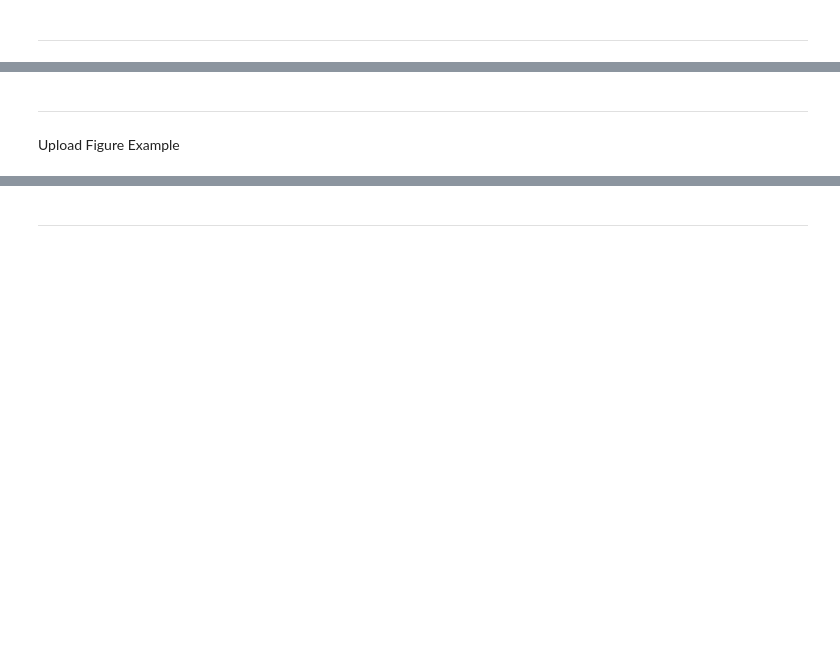
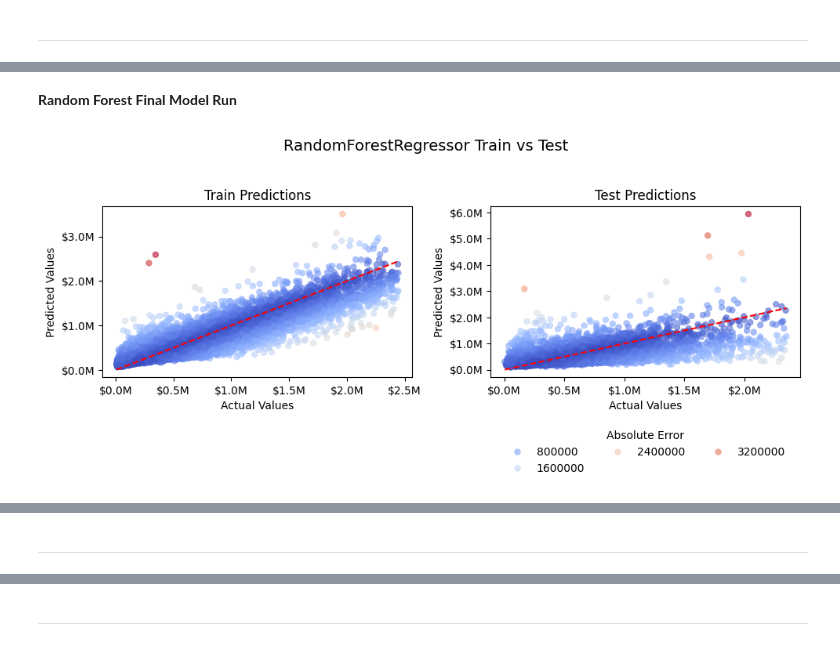
Before and after one commit to LeeMcFarling/Final_Project_Writeup, a Jupyter notebook: Final_Project_Report.ipynb, the cells around one changed output, grey strips where cells are left out. Drawn from its saved outputs; the diff is of its cells as text; code cells hidden in the pictures; blank space fills up the shorter version.

```diff
--- a/Final_Project_Report.ipynb
+++ b/Final_Project_Report.ipynb
@@ -738,0 +696,4 @@ ____
+# %%
+# Unlogged DataSet (Standardized in Part 2))
+feature_engineering_X_train_no_log, feature_engineering_X_test_no_log, feature_engineering_y_train_no_log, feature_engineering_y_test_no_log = train_test_split_data(feature_engineering_df_no_log, 'taxvaluedollarcnt')
+scaled_feature_engineering_x_train_no_log = standardize_features(feature_engineering_X_train_no_log)
@@ -738,0 +702,26 @@ ____
+# %%
+RF_Best_Params = {
+ 'max_depth': 21,
+ 'max_features': 9,
+ 'n_estimators': 98,
+ 'bootstrap' : True
+ }
+# %% [markdown]
+**Random Forest Final Model Run**
+# %%
+run_model(
+          model=RandomForestRegressor,
+          X_train=feature_engineering_X_train_no_log,
+          y_train=feature_engineering_y_train_no_log,
+          X_test=feature_engineering_X_test_no_log,
+          y_test= feature_engineering_y_test_no_log,
+          n_repeats=5,
+          n_jobs=-1,
+          concat_results=False,
+          run_comment="Random Forest Fine-Tuning No Log",
+          target_is_logged=False,
+          plot_pred=True,
+          **RF_Best_Params
+          )
+# %% [output]
+[figure, added]
@@ -739,5 +730,3 @@ ____
 # %% [markdown]
 ___
-# %% [markdown]
-Upload Figure Example
 # %% [markdown]
```
Also changed, not shown: parts of 28 cells of this notebook.
